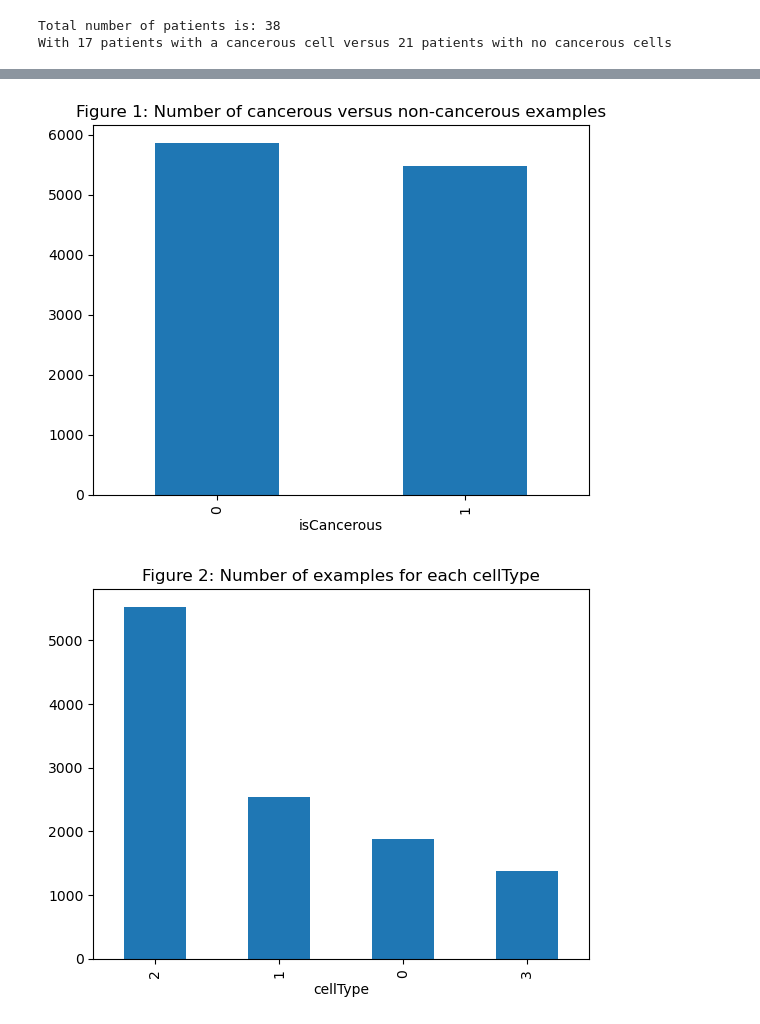
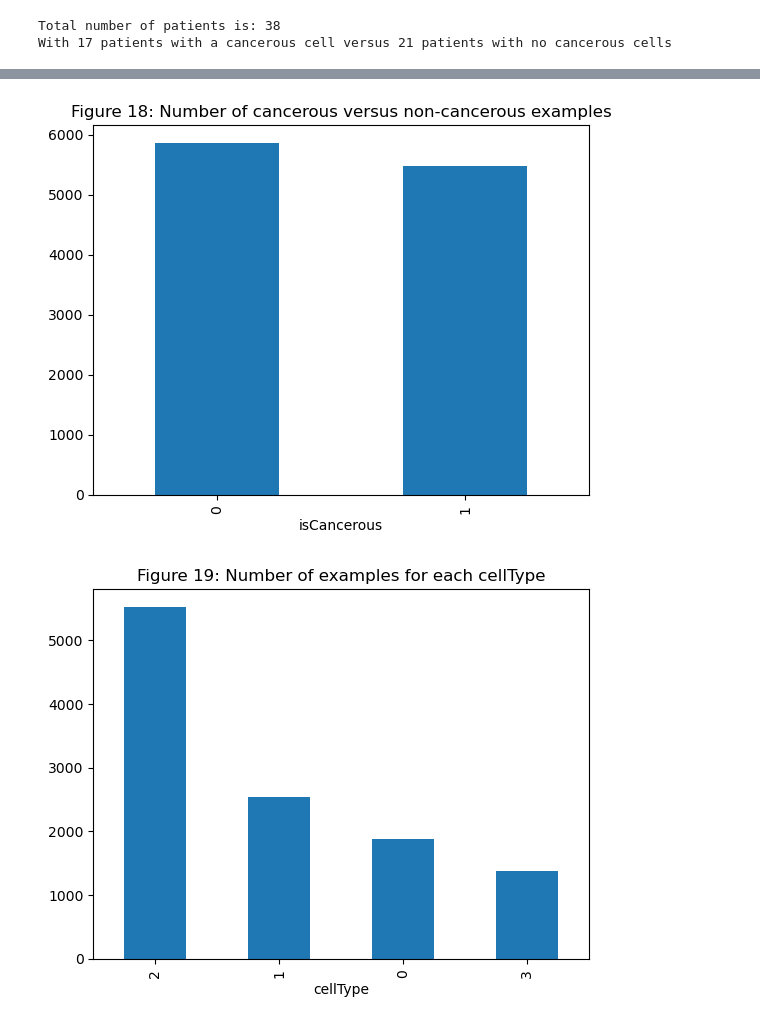
Before and after one commit to aitiab/ML_Assignment2, a Jupyter notebook: Assignment2.ipynb, the cells around one changed output, grey strips where cells are left out. Cells and saved outputs as stored; diff of their text form; code cells hidden in the pictures.

```diff
--- a/Assignment2.ipynb
+++ b/Assignment2.ipynb
@@ -1247,7 +1243,8 @@ unlabelled_data = pd.read_csv('./Image_classification_data/data_labels_extraData
 print(data.info())
 print(f'\n\nCheck if any nulls \n{data.isnull().sum()}')
 print(f'\n\nSummary data statistics \n{data.describe()}')
-unlabelled_data['isCancerous'].value_counts().plot(kind='bar', title='Figure 1: Number of cancerous versus non-cancerous examples')
+figindex += 1
+unlabelled_data['isCancerous'].value_counts().plot(kind='bar', title=f'Figure {figindex}: Number of cancerous versus non-cancerous examples')
 plt.show()
 # %% [output]
 <class 'pandas.core.frame.DataFrame'>
@@ -1335,7 +1332,8 @@ _data = pd.DataFrame(list_result, columns=data.columns)
 print(_data.info())
 print(f'\n\nCheck if any nulls \n{_data.isnull().sum()}')
 print(f'\n\nSummary data statistics \n{_data.describe()}')
-_data['isCancerous'].value_counts().plot(kind='bar', title='Figure 1: Number of cancerous versus non-cancerous examples')
+figindex += 1
+_data['isCancerous'].value_counts().plot(kind='bar', title=f'Figure {figIndex}: Number of cancerous versus non-cancerous examples')
 print(_data['isCancerous'].value_counts())
 print(_data['cellType'].value_counts())
 plt.show()
@@ -1366,28 +1364,30 @@ Name: count, dtype: int64
 # %%
-newData['isCancerous'].value_counts().plot(kind='bar', title='Figure 1: Number of cancerous versus non-cancerous examples')
+figindex += 1
+newData['isCancerous'].value_counts().plot(kind='bar', title=f'Figure {figindex}: Number of cancerous versus non-cancerous examples')
 plt.show()
-newData['cellType'].value_counts().plot(kind='bar', title='Figure 2: Number of examples for each cellType')
+figindex += 1
+newData['cellType'].value_counts().plot(kind='bar', title=f'Figure {figindex}: Number of examples for each cellType')
 plt.show()
-newData[newData['isCancerous'] == 1]['cellType'].value_counts().plot(kind='bar', title='Figure 3: Number of each cellType that is cancerous')
+figindex += 1
+newData[newData['isCancerous'] == 1]['cellType'].value_counts().plot(kind='bar', title=f'Figure {figindex}: Number of each cellType that is cancerous')
 plt.show()
 
 
 # Below plots the amount of each cellType for each patientID
 plt.figure(figsize=(24, 24))
-figindex = 3
 for i in range(0, 4):
     plt.subplot(2, 2, i + 1)
     # Get rows where cellType = i and get value count of each patientID (how many patients have that cellType)
     byCellTypeCountCancerous = newData[(newData['cellType'] == i) & (newData['isCancerous'] == 1)]['patientID'].value_counts().sort_index()
     byCellTypeCountNotCancerous = newData[(newData['cellType'] == i) & (newData['isCancerous'] == 0)]['patientID'].value_counts().sort_index()
     if len(byCellTypeCountCancerous) > 0:
         figindex += 1
         byCellTypeCountCancerous.plot(kind='bar', color='red', title=f'Figure {figindex}: Count of cancerous cellType {newData[newData['cellType'] == i]['cellTypeName'].unique()} examples per patient')
     if len(byCellTypeCountNotCancerous) > 0:
         figindex += 1
         byCellTypeCountNotCancerous.plot(kind='bar', label='isCancerous = 0', color='green', title=f'Figure {figindex}: Count of non-cancerous cellType {newData[newData['cellType'] == i]['cellTypeName'].unique()} examples per patient')
 
 plt.show()
 # %% [output]
-[figure, old version]
+[figure, new version]
-[figure, old version]
+[figure, new version]
```
Also changed, not shown: parts of 16 cells of this notebook, 8 other files.
